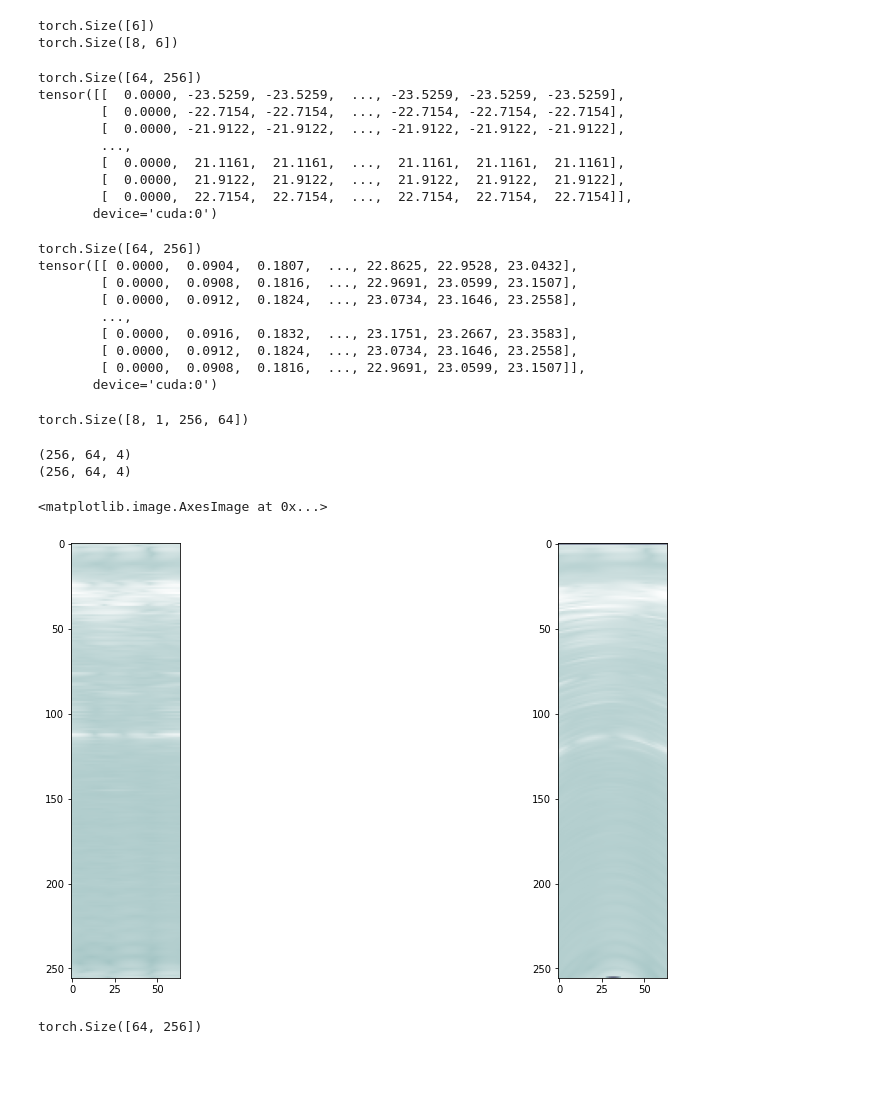
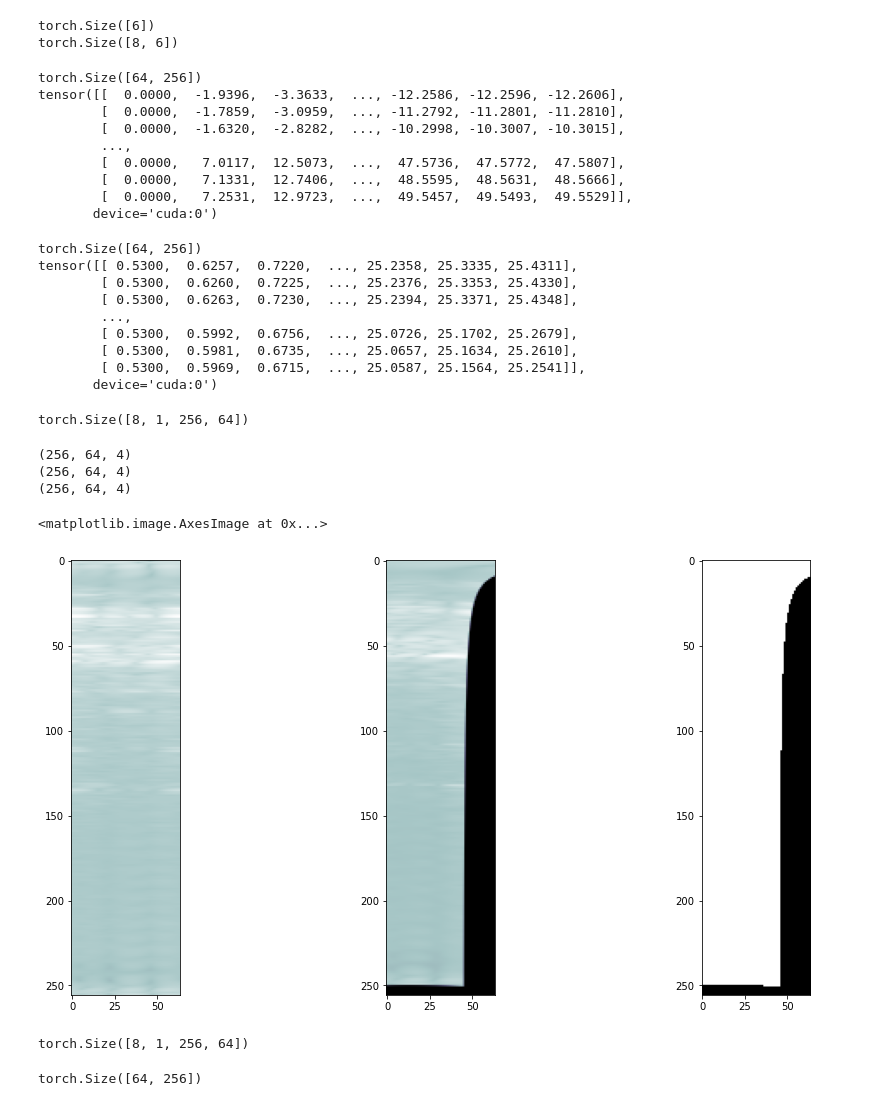
Before and after one commit to yasinalm/gramme, a Jupyter notebook: notebooks/reconstruct_frame.ipynb, the cells around one changed output. Saved outputs shown, nothing was run; the diff lists cells and outputs as text; code cells hidden in the pictures; blank space fills up the shorter version.

```diff
--- a/notebooks/reconstruct_frame.ipynb
+++ b/notebooks/reconstruct_frame.ipynb
@@ -44,7 +44,7 @@ num_angle_bins = 64
 
 warper = Warper(rangeResolutionsInMeter, numRangeBins, num_angle_bins, 0)
 # %%
-pose = torch.tensor([0.8, 0, 0, 0,0,0.1745])
+pose = torch.tensor([0., 0, 0.34, 0.53,0,0]) # rx,ry,rz,x,y,z
 print(pose.shape)
 pose_batch = pose.repeat(8,1)
 print(pose_batch.shape)
@@ -60,13 +60,13 @@ print(theta_tformed_hw.shape)
 print(theta_tformed_hw)
 # %% [output]
 torch.Size([64, 256])
-tensor([[  0.0000, -23.5259, -23.5259,  ..., -23.5259, -23.5259, -23.5259],
-        [  0.0000, -22.7154, -22.7154,  ..., -22.7154, -22.7154, -22.7154],
-        [  0.0000, -21.9122, -21.9122,  ..., -21.9122, -21.9122, -21.9122],
+tensor([[  0.0000,  -1.9396,  -3.3633,  ..., -12.2586, -12.2596, -12.2606],
+        [  0.0000,  -1.7859,  -3.0959,  ..., -11.2792, -11.2801, -11.2810],
+        [  0.0000,  -1.6320,  -2.8282,  ..., -10.2998, -10.3007, -10.3015],
         ...,
-        [  0.0000,  21.1161,  21.1161,  ...,  21.1161,  21.1161,  21.1161],
-        [  0.0000,  21.9122,  21.9122,  ...,  21.9122,  21.9122,  21.9122],
-        [  0.0000,  22.7154,  22.7154,  ...,  22.7154,  22.7154,  22.7154]],
+        [  0.0000,   7.0117,  12.5073,  ...,  47.5736,  47.5772,  47.5807],
+        [  0.0000,   7.1331,  12.7406,  ...,  48.5595,  48.5631,  48.5666],
+        [  0.0000,   7.2531,  12.9723,  ...,  49.5457,  49.5493,  49.5529]],
        device='cuda:0')
 # %%
 rho_tformed_hw = rho_tformed[0].reshape(64, 256)
@@ -74,13 +74,13 @@ print(rho_tformed_hw.shape)
 print(rho_tformed_hw)
 # %% [output]
 torch.Size([64, 256])
-tensor([[ 0.0000,  0.0904,  0.1807,  ..., 22.8625, 22.9528, 23.0432],
-        [ 0.0000,  0.0908,  0.1816,  ..., 22.9691, 23.0599, 23.1507],
-        [ 0.0000,  0.0912,  0.1824,  ..., 23.0734, 23.1646, 23.2558],
+tensor([[ 0.5300,  0.6257,  0.7220,  ..., 25.2358, 25.3335, 25.4311],
+        [ 0.5300,  0.6260,  0.7225,  ..., 25.2376, 25.3353, 25.4330],
+        [ 0.5300,  0.6263,  0.7230,  ..., 25.2394, 25.3371, 25.4348],
         ...,
-        [ 0.0000,  0.0916,  0.1832,  ..., 23.1751, 23.2667, 23.3583],
-        [ 0.0000,  0.0912,  0.1824,  ..., 23.0734, 23.1646, 23.2558],
-        [ 0.0000,  0.0908,  0.1816,  ..., 22.9691, 23.0599, 23.1507]],
+        [ 0.5300,  0.5992,  0.6756,  ..., 25.0726, 25.1702, 25.2679],
+        [ 0.5300,  0.5981,  0.6735,  ..., 25.0657, 25.1634, 25.2610],
+        [ 0.5300,  0.5969,  0.6715,  ..., 25.0587, 25.1564, 25.2541]],
        device='cuda:0')
 # %%
 print(projected_img.shape)
@@ -89,24 +89,35 @@ torch.Size([8, 1, 256, 64])
 # %%
 img_tgt = tensor2array(tgt_img[0], colormap='bone')
 img_src = tensor2array(projected_img[0], colormap='bone')
+img_valid = tensor2array(valid_points[0], colormap='bone', max_value=1)
 # %%
 img_tgt=img_tgt.transpose(1, 2, 0)
 img_src=img_src.transpose(1, 2, 0)
+img_valid=img_valid.transpose(1, 2, 0)
 
 print(img_tgt.shape)
 print(img_src.shape)
+print(img_valid.shape)
 # %% [output]
 (256, 64, 4)
 (256, 64, 4)
+(256, 64, 4)
 # %%
+%matplotlib inline
 plt.figure(figsize=(16,8))
-plt.subplot(121)
+plt.subplot(131)
 plt.imshow(img_tgt)
-plt.subplot(122)
+plt.subplot(132)
 plt.imshow(img_src)
+plt.subplot(133)
+plt.imshow(img_valid)
 # %% [output]
 <matplotlib.image.AxesImage at 0x...>
-[figure, old version]
+[figure, new version]
+# %%
+valid_points.shape
+# %% [output]
+torch.Size([8, 1, 256, 64])
 # %%
 from __future__ import division
 import torch
```
Also changed, not shown: parts of 11 cells of this notebook, 5 other files.
